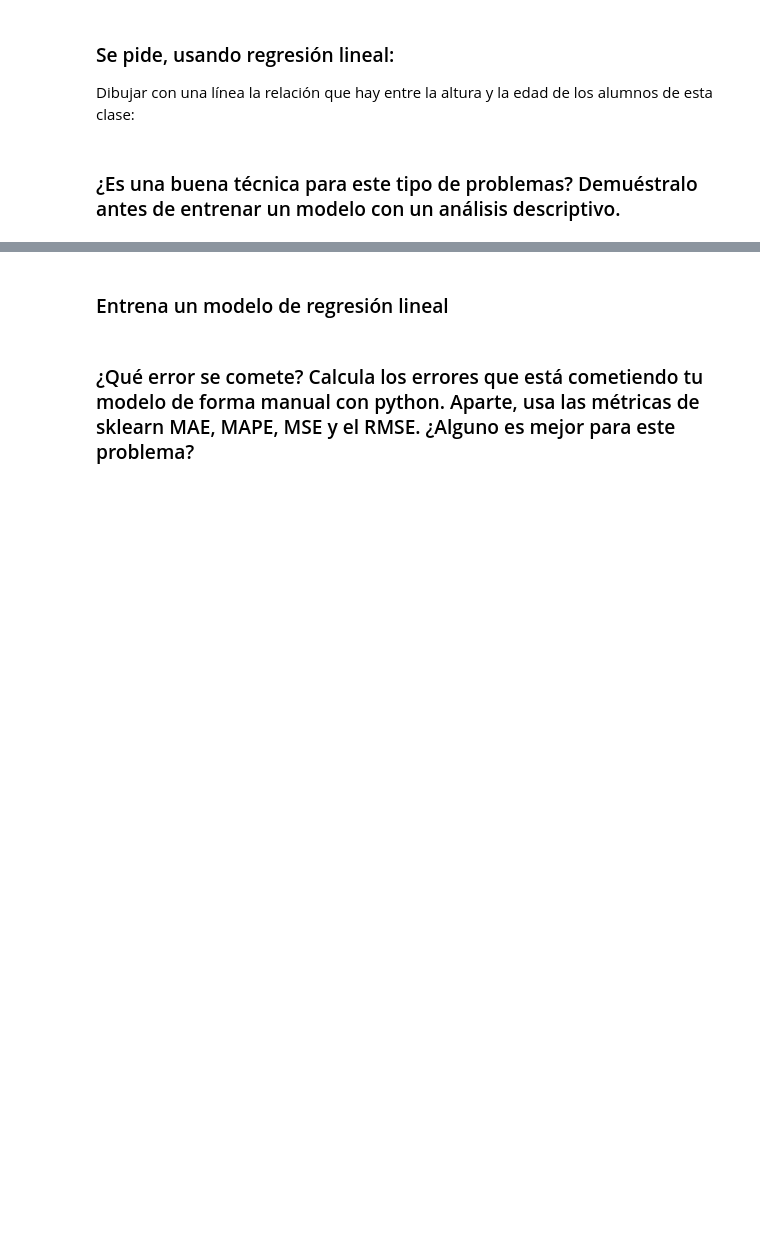
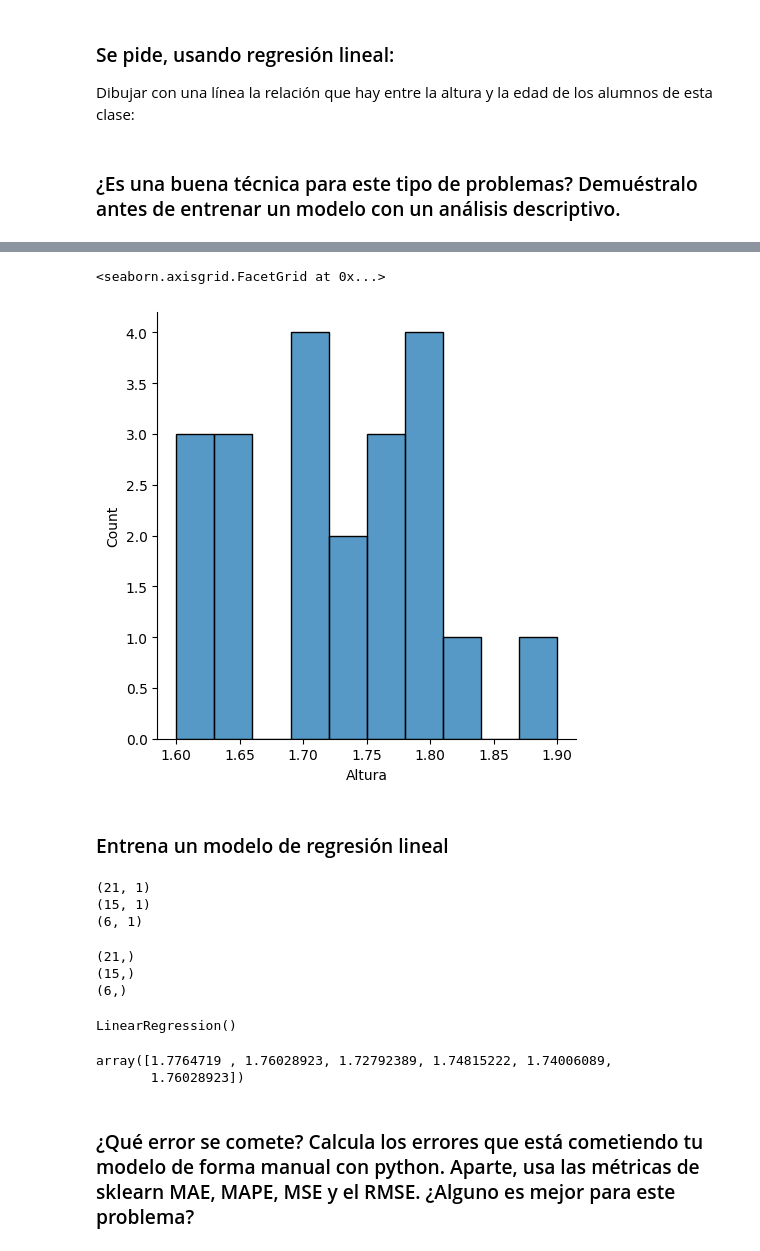
Before and after one commit to angelrodnah/2309_dsft_thebridge, a Jupyter notebook: 3-Machine_Learning/1-Supervisado/1-Regression/1-Linear_Regression/ejercicios/1 Height.ipynb, the cells around one changed output, grey strips where cells are left out. Cells and saved outputs as stored; diff of their text form; code cells hidden in the pictures; blank space fills up the shorter version.

```diff
--- a/3-Machine_Learning/1-Supervisado/1-Regression/1-Linear_Regression/ejercicios/1 Height.ipynb
+++ b/3-Machine_Learning/1-Supervisado/1-Regression/1-Linear_Regression/ejercicios/1 Height.ipynb
@@ -29,2 +98,7 @@ lista_alumnos = [("Leonardo S", 24, 1.82),
+# %%
+sns.displot(df['Altura'], bins=10)
+# %% [output]
+<seaborn.axisgrid.FacetGrid at 0x...>
+[figure, added]
 # %% [markdown]
 ### Entrena un modelo de regresión lineal
@@ -30,0 +112,16 @@ lista_alumnos = [("Leonardo S", 24, 1.82),
+# %%
+print(X.shape)
+print(X_train.shape)
+print(X_test.shape)
+# %% [output]
+(21, 1)
+(15, 1)
+(6, 1)
+# %%
+print(y.shape)
+print(y_train.shape)
+print(y_test.shape)
+# %% [output]
+(21,)
+(15,)
+(6,)
@@ -31,2 +130,13 @@ lista_alumnos = [("Leonardo S", 24, 1.82),
+# %%
+model_1 = LinearRegression()
+model_1.fit(X_train, y_train)
+# %% [output]
+LinearRegression()
+# %%
+predictions = model_1.predict(X_test)
+predictions
+# %% [output]
+array([1.7764719 , 1.76028923, 1.72792389, 1.74815222, 1.74006089,
+       1.76028923])
 # %% [markdown]
 ### ¿Qué error se comete? Calcula los errores que está cometiendo tu modelo de forma manual con python. Aparte, usa las métricas de sklearn MAE, MAPE, MSE y el RMSE. ¿Alguno es mejor para este problema?
```
Also changed, not shown: parts of 25 cells of this notebook.
